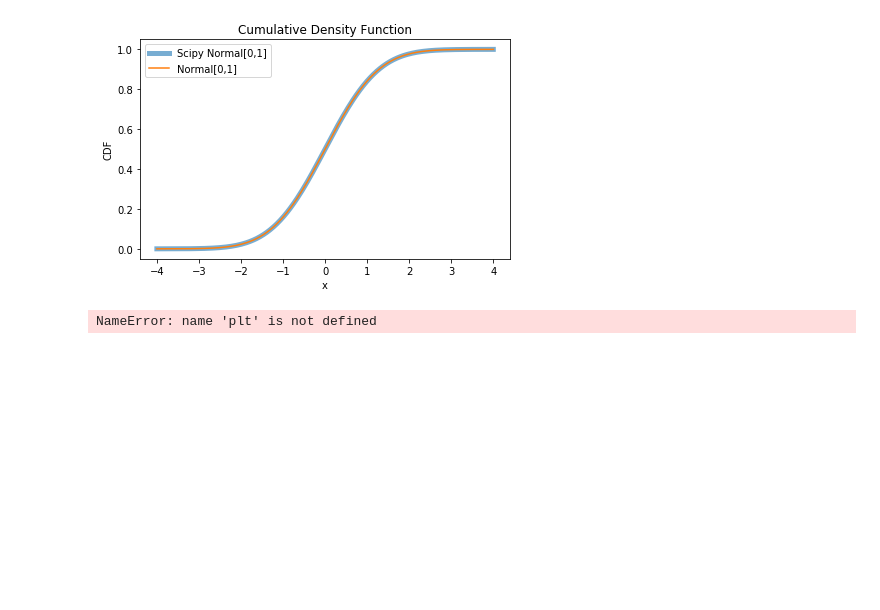
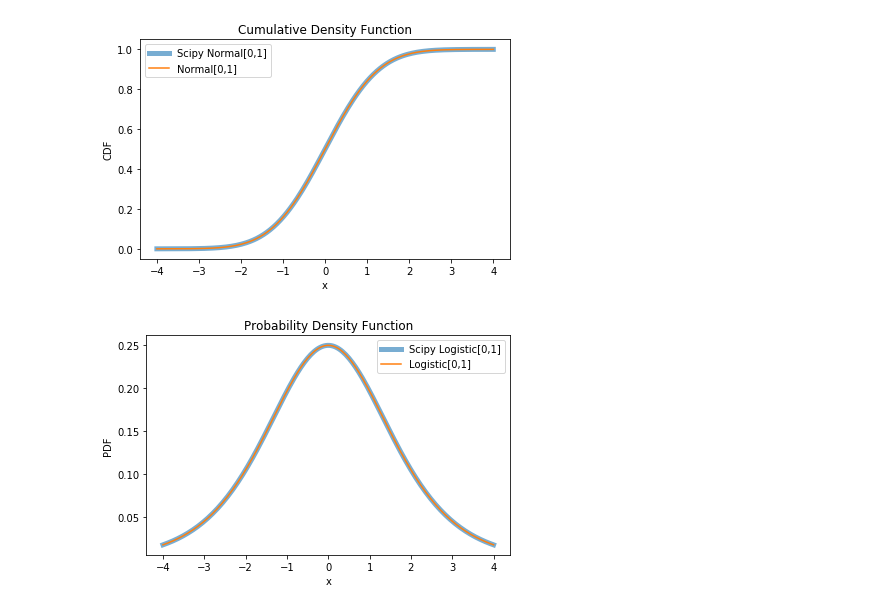
Before and after one commit to avinashbarnwal/GSOC-2019, a Jupyter notebook: AFT/C++/Visualizing distributions.ipynb, the cells around one changed output. Drawn from its saved outputs; the diff is of its cells as text; code cells hidden in the pictures; blank space fills up the shorter version.

```diff
--- a/AFT/C++/Visualizing distributions.ipynb
+++ b/AFT/C++/Visualizing distributions.ipynb
@@ -21,4 +21,5 @@ lib.dlogis.restype    = ctypes.c_double
 lib.pnorm.restype     = ctypes.c_double
 lib.plogis.restype    = ctypes.c_double
 lib.grad_norm.restype = ctypes.c_double
+lib.grad_logis.restype = ctypes.c_double
 # %% [output]
@@ -87,12 +87,12 @@ plt.tight_layout()
 # %% [output]
 [figure]
 # %%
-plt.plot(x_vals, logis.pdf(x_vals),lw=5, alpha=0.6, label='Scipy Normal[0,1]')
-plt.plot(x_vals, y_vals_dnorm, label='Normal[0,1]')
+plt.plot(x_vals, logistic.pdf(x_vals),lw=5, alpha=0.6, label='Scipy Logistic[0,1]')
+plt.plot(x_vals, y_vals_dlogis, label='Logistic[0,1]')
 plt.xlabel('x')
 plt.ylabel('PDF')
 plt.title('Probability Density Function')
 plt.legend(loc='best')
 plt.tight_layout()
 # %% [output]
-NameError: name 'plt' is not defined
+[figure, added]
```
Also changed, not shown: parts of 9 cells of this notebook, 12 other files.
